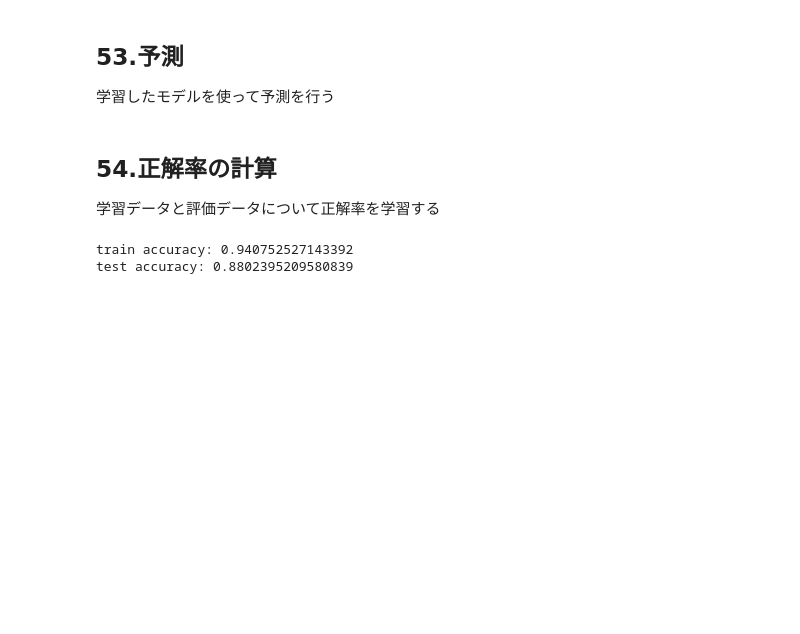
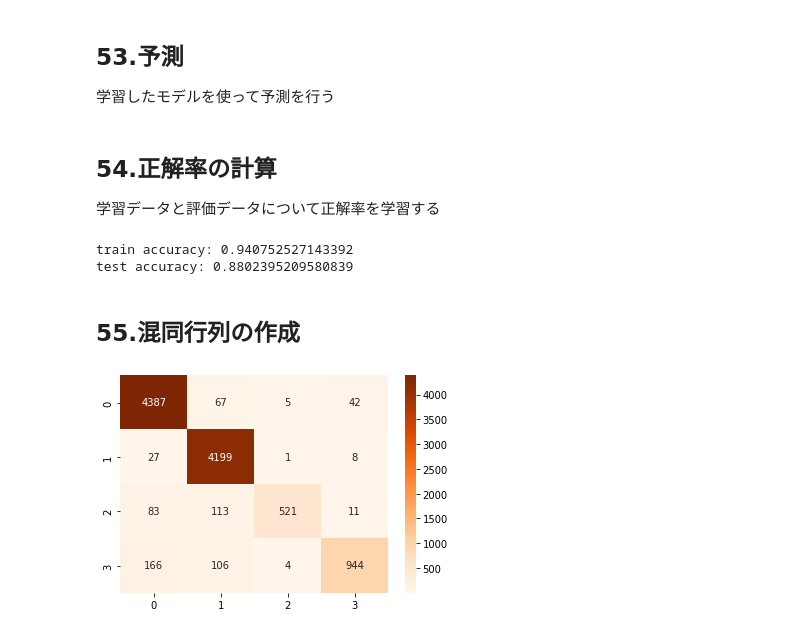
Before and after one commit to suzuhiki/NLP100knocks, a Jupyter notebook: 100knocks_06.ipynb, the cells around one changed output. Saved outputs shown, nothing was run; the diff lists cells and outputs as text; code cells hidden in the pictures; blank space fills up the shorter version.

```diff
--- a/100knocks_06.ipynb
+++ b/100knocks_06.ipynb
@@ -165,3 +165,15 @@ print(f"test accuracy: {test_accuracy}")
 # %% [output]
 train accuracy: 0.940752527143392
 test accuracy: 0.8802395209580839
+# %% [markdown]
+## 55.混同行列の作成
+# %%
+from sklearn.metrics import confusion_matrix
+import seaborn as sns
+import matplotlib.pyplot as plt
+
+train_cm = confusion_matrix(train_df["CATEGORY"], train_pred)
+sns.heatmap(train_cm, annot=True, cmap="Oranges", fmt="d")
+plt.show()
+# %% [output]
+[figure, added]
```
Also changed, not shown: parts of 5 cells of this notebook, 1 other file.
